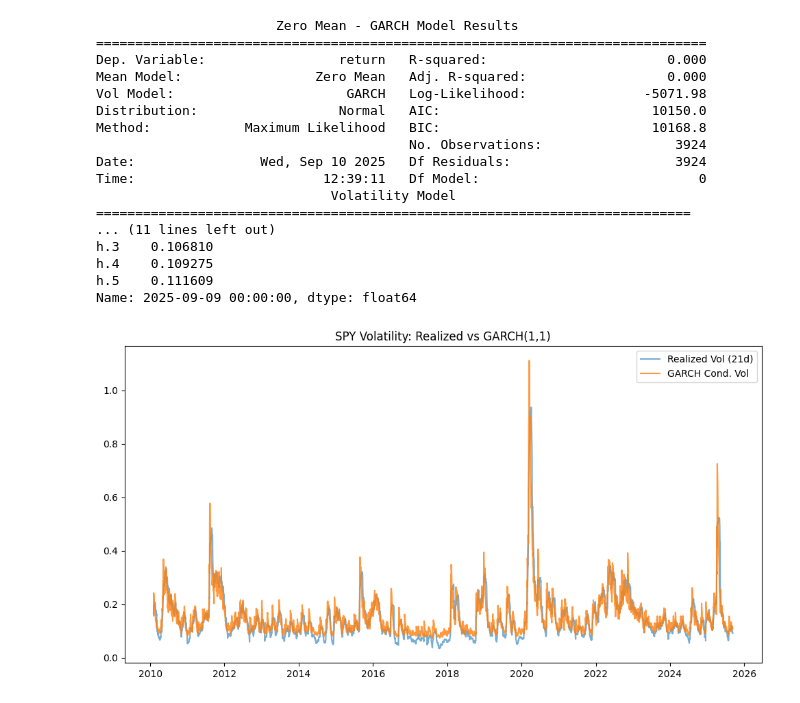
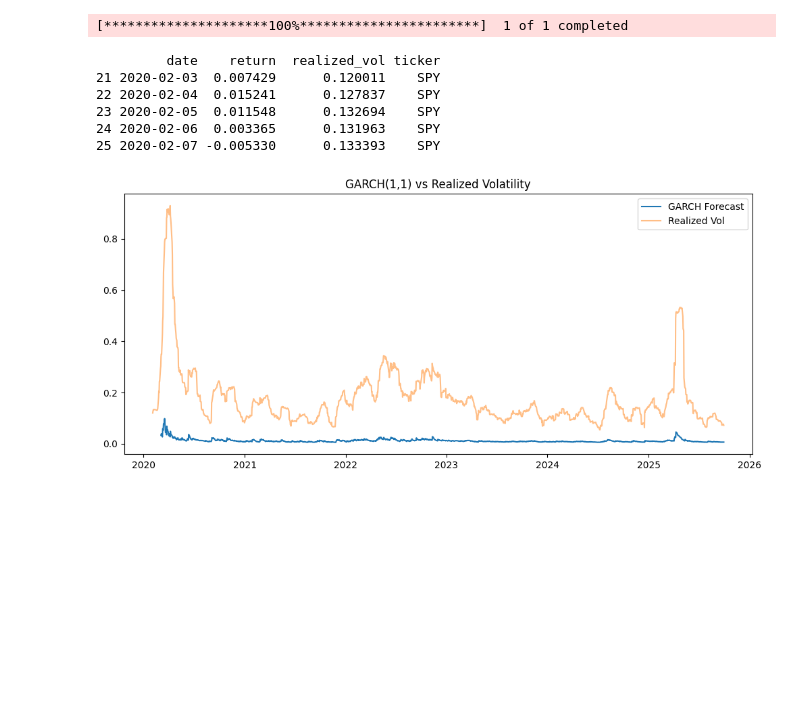
Before and after one commit to rahulmkarthik/VolSense, a Jupyter notebook: notebooks/02_garch_baseline.ipynb, the cells around one changed output. Cells and saved outputs as stored; diff of their text form; code cells hidden in the pictures; blank space fills up the shorter version.

Commit message:
Added evaluation methods and plotters, multi-method wrapper and forecast interface

```diff
--- a/notebooks/02_garch_baseline.ipynb
+++ b/notebooks/02_garch_baseline.ipynb
@@ -1,55 +1,47 @@
 # %%
-import sys, os
-sys.path.append(os.path.abspath(".."))
+# 02_garch_methods.ipynb
 
+# === Setup ===
+import numpy as np
+import pandas as pd
 import matplotlib.pyplot as plt
+
 from volsense_pkg.data_fetching.fetch_yf import fetch_ohlcv, compute_returns_vol
-from volsense_pkg.models.garch_baseline import fit_garch, forecast_garch
-from volsense_pkg.utils.metrics import rolling_garch_forecast, evaluate_forecasts
+from volsense_pkg.models.garch_methods import ARCHForecaster
+from volsense_pkg.forecasters.forecaster_api import VolSenseForecaster
+
+# === Fetch SPY OHLCV data ===
+df = fetch_ohlcv("SPY", start="2020-01-01")
+df = compute_returns_vol(df, window=21, ticker="SPY")
+
+# ensure schema for downstream forecasters
+df["ticker"] = "SPY"
+df = df.rename(columns={"vol_realized": "realized_vol"})
+returns_series = df["return"].dropna()
+
+print(df.head())
+# %% [output]
+[*********************100%***********************]  1 of 1 completed
+         date    return  realized_vol ticker
+21 2020-02-03  0.007429      0.120011    SPY
+22 2020-02-04  0.015241      0.127837    SPY
+23 2020-02-05  0.011548      0.132694    SPY
+24 2020-02-06  0.003365      0.131963    SPY
+25 2020-02-07 -0.005330      0.133393    SPY
 # %%
-# === Fetch data ===
-ticker = "SPY"
-df = fetch_ohlcv(ticker, start="2010-01-01")
-df = compute_returns_vol(df, window=21)
+# --- Fit GARCH ---
+garch_f = VolSenseForecaster(method="garch", p=1, q=1)
+garch_f.fit(returns_series)
 
-# === Fit GARCH(1,1) ===
-returns = df["return"].dropna()
-fitted = fit_garch(returns)
+# --- Rolling prediction ---
+garch_preds = garch_f.model.predict(horizon=1, rolling=True)
 
-print(fitted.summary())
-
-# === Forecast 5 days ahead ===
-vol_forecast = forecast_garch(fitted, horizon=5)
-print("5-day ahead forecast (annualized):")
-print(vol_forecast)
-
-# === Plot fitted conditional volatility vs realized ===
-cond_vol = fitted.conditional_volatility / 100 * (252 ** 0.5)  # annualized
-df["garch_vol"] = cond_vol
-
-plt.figure(figsize=(12,6))
-plt.plot(df.index, df["vol_realized"], label="Realized Vol (21d)", alpha=0.6)
-plt.plot(df.index, df["garch_vol"], label="GARCH Cond. Vol", alpha=0.8)
-plt.title(f"{ticker} Volatility: Realized vs GARCH(1,1)")
+plt.figure(figsize=(12,5))
+plt.plot(df["date"].iloc[-len(garch_preds):], garch_preds, label="GARCH Forecast")
+plt.plot(df["date"], df["realized_vol"], alpha=0.5, label="Realized Vol")
+plt.title("GARCH(1,1) vs Realized Volatility")
 plt.legend()
 plt.show()
 # %% [output]
-                       Zero Mean - GARCH Model Results
-==============================================================================
-Dep. Variable:                 return   R-squared:                       0.000
-Mean Model:                 Zero Mean   Adj. R-squared:                  0.000
-Vol Model:                      GARCH   Log-Likelihood:               -5071.98
-Distribution:                  Normal   AIC:                           10150.0
-Method:            Maximum Likelihood   BIC:                           10168.8
-                                        No. Observations:                 3924
-Date:                Wed, Sep 10 2025   Df Residuals:                     3924
-Time:                        12:39:11   Df Model:                            0
-                              Volatility Model
-============================================================================
-... (11 lines left out)
-h.3    0.106810
-h.4    0.109275
-h.5    0.111609
-Name: 2025-09-09 00:00:00, dtype: float64
-[figure, old version]
+[figure, new version]
 # %%
```
Also changed, not shown: parts of 2 cells of this notebook, 20 other files.
